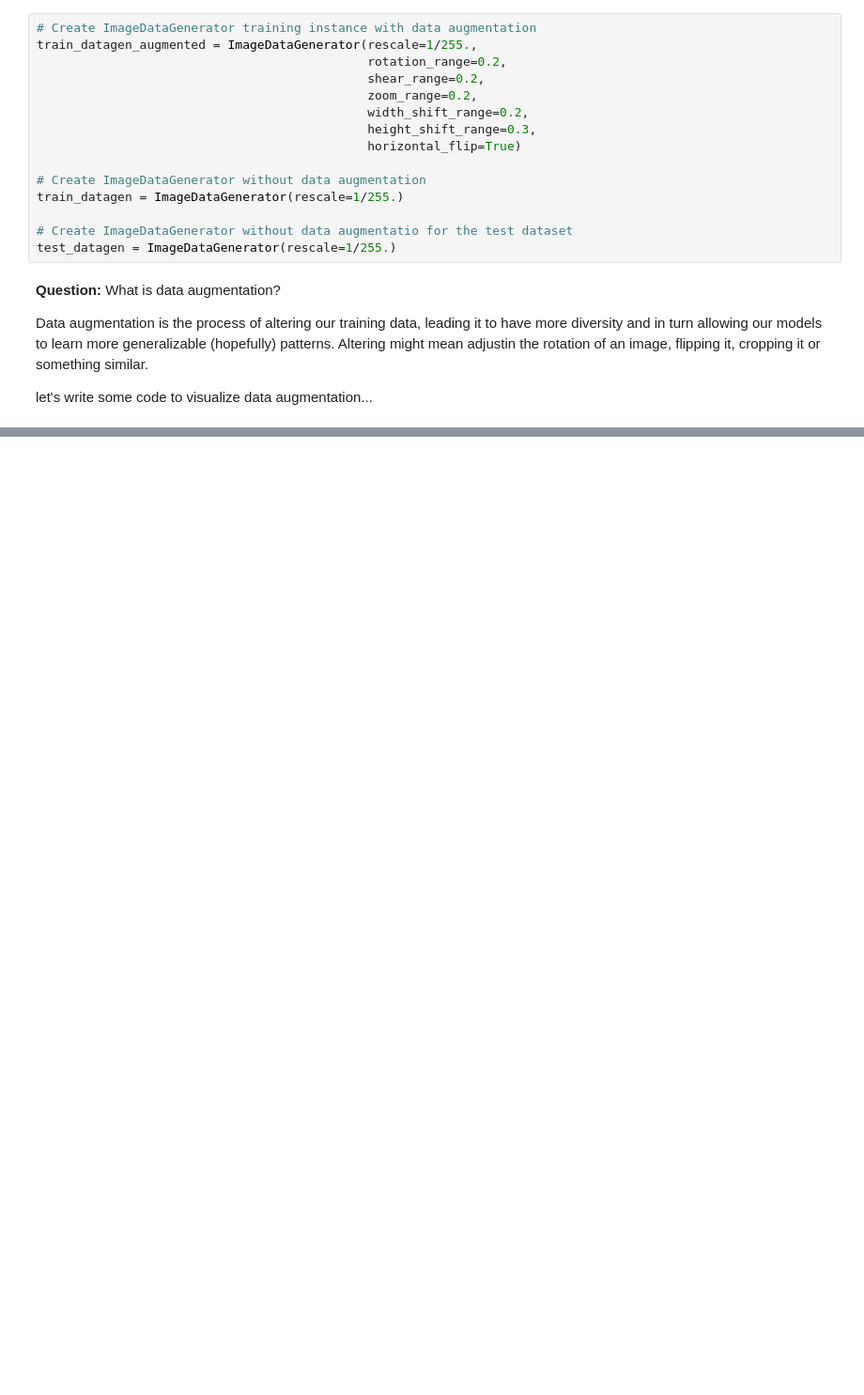
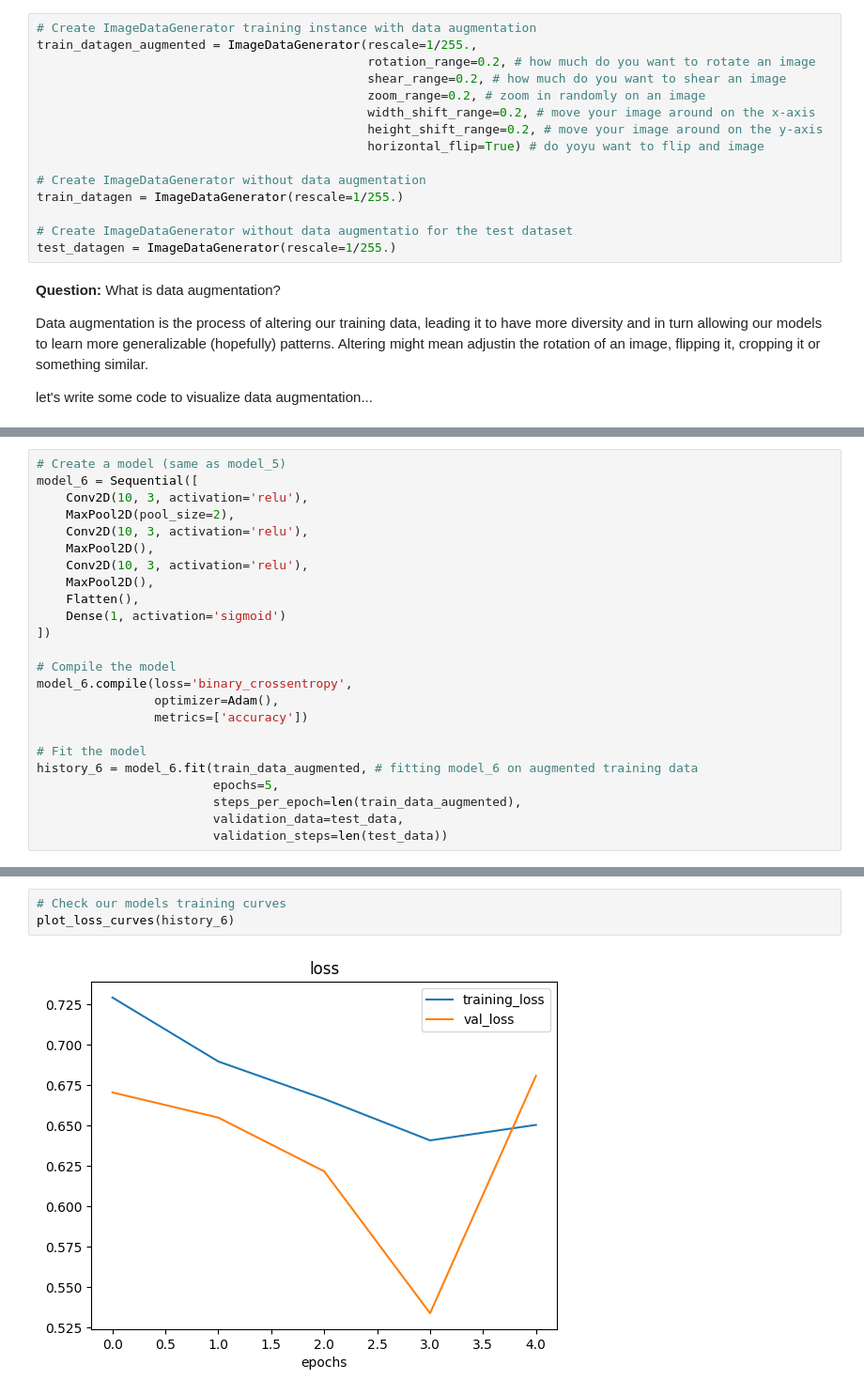
Before and after one commit to llorenscapotorres/TensorFlow, a Jupyter notebook: Computer_Vision/03_introduction_to_computer_vision.ipynb, the cells around one changed output, grey strips where cells are left out. Shown at 94% size. Cells and saved outputs as stored; diff of their text form; blank space fills up the shorter version.

```diff
--- a/Computer_Vision/03_introduction_to_computer_vision.ipynb
+++ b/Computer_Vision/03_introduction_to_computer_vision.ipynb
@@ -816,12 +816,12 @@ plot_loss_curves(history_5)
 # %%
 # Create ImageDataGenerator training instance with data augmentation
 train_datagen_augmented = ImageDataGenerator(rescale=1/255.,
-                                             rotation_range=0.2,
-                                             shear_range=0.2,
-                                             zoom_range=0.2,
-                                             width_shift_range=0.2,
-                                             height_shift_range=0.3,
-                                             horizontal_flip=True)
+                                             rotation_range=0.2, # how much do you want to rotate an image
+                                             shear_range=0.2, # how much do you want to shear an image
+                                             zoom_range=0.2, # zoom in randomly on an image
+                                             width_shift_range=0.2, # move your image around on the x-axis
+                                             height_shift_range=0.2, # move your image around on the y-axis
+                                             horizontal_flip=True) # do yoyu want to flip and image
 
 # Create ImageDataGenerator without data augmentation
 train_datagen = ImageDataGenerator(rescale=1/255.)
@@ -836,0 +893,24 @@ let's write some code to visualize data augmentation...
+# %%
+# Create a model (same as model_5)
+model_6 = Sequential([
+    Conv2D(10, 3, activation='relu'),
+    MaxPool2D(pool_size=2),
+    Conv2D(10, 3, activation='relu'),
+    MaxPool2D(),
+    Conv2D(10, 3, activation='relu'),
+    MaxPool2D(),
+    Flatten(),
+    Dense(1, activation='sigmoid')
+])
+
+# Compile the model
+model_6.compile(loss='binary_crossentropy',
+                optimizer=Adam(),
+                metrics=['accuracy'])
+
+# Fit the model
+history_6 = model_6.fit(train_data_augmented, # fitting model_6 on augmented training data
+                        epochs=5,
+                        steps_per_epoch=len(train_data_augmented),
+                        validation_data=test_data,
+                        validation_steps=len(test_data))
@@ -836,0 +928,5 @@ let's write some code to visualize data augmentation...
+# %%
+# Check our models training curves
+plot_loss_curves(history_6)
+# %% [output]
+[figure, added]
```
Also changed, not shown: parts of 15 cells of this notebook.
